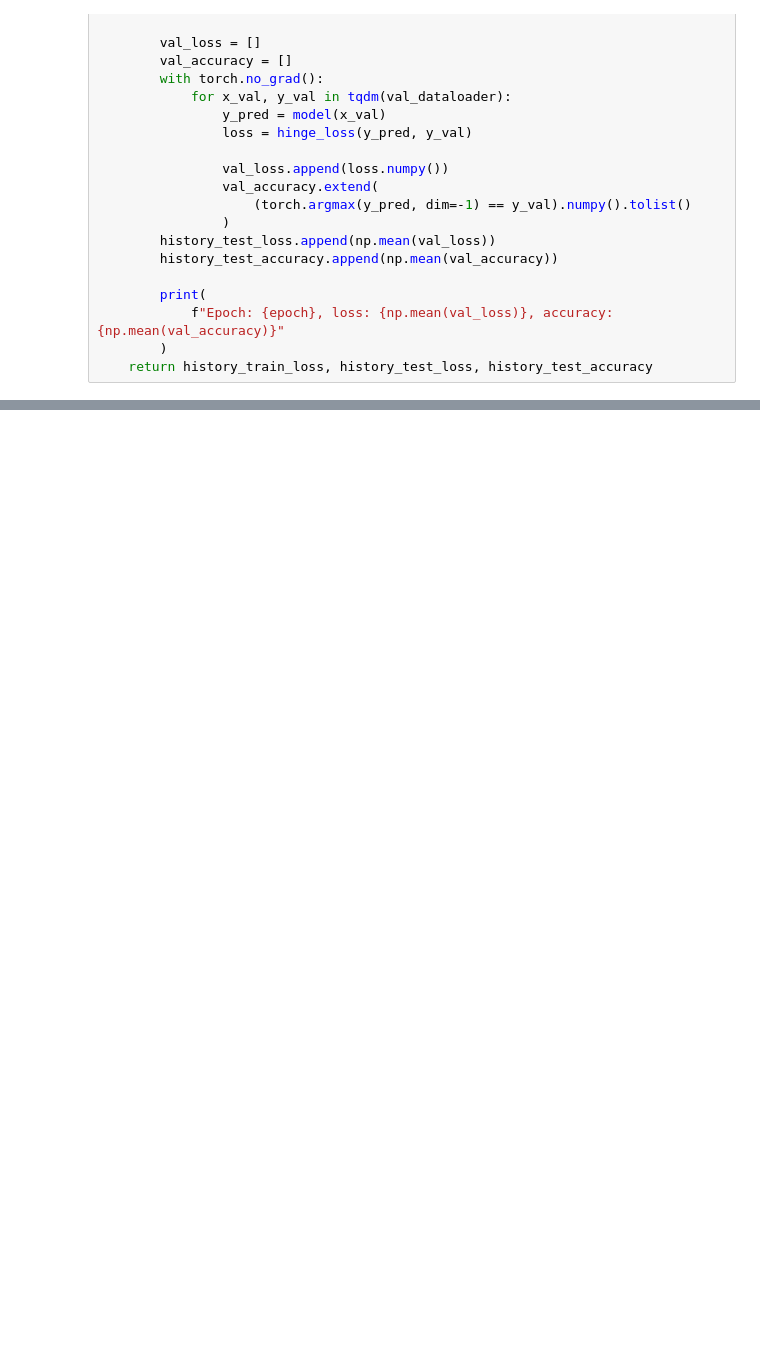
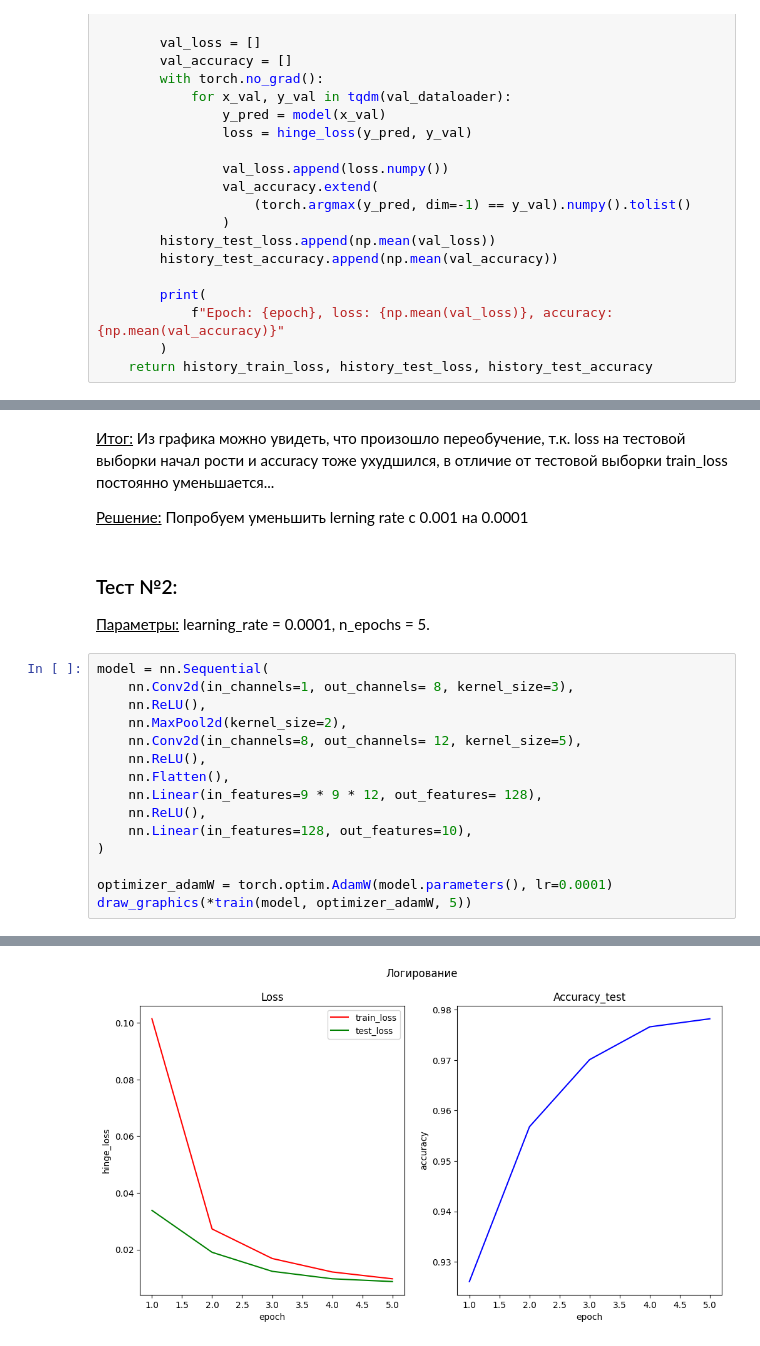
Before and after one commit to 6Ranil6/CNN_in_VK, a Jupyter notebook: NN_seminar_HW3_2025.ipynb, the cells around one changed output, grey strips where cells are left out. Drawn from its saved outputs; the diff is of its cells as text; blank space fills up the shorter version.

```diff
--- a/NN_seminar_HW3_2025.ipynb
+++ b/NN_seminar_HW3_2025.ipynb
@@ -510,0 +533,25 @@ Epoch: 9, loss: 0.0052451808005571365, accuracy: 0.9852
+# %% [markdown]
+<u>Итог:</u> Из графика можно увидеть, что произошло переобучение, т.к. loss на тестовой выборки начал рости и accuracy тоже ухудшился, в отличие от тестовой выборки train_loss постоянно уменьшается...
+
+<u>Решение:</u> Попробуем уменьшить lerning rate с 0.001 на 0.0001
+# %% [markdown]
+### Тест №2:
+
+
+<u>Параметры:</u> learning_rate = 0.0001, n_epochs = 5.
+# %%
+model = nn.Sequential(
+    nn.Conv2d(in_channels=1, out_channels= 8, kernel_size=3),
+    nn.ReLU(),
+    nn.MaxPool2d(kernel_size=2),
+    nn.Conv2d(in_channels=8, out_channels= 12, kernel_size=5),
+    nn.ReLU(),
+    nn.Flatten(),
+    nn.Linear(in_features=9 * 9 * 12, out_features= 128),
+    nn.ReLU(),
+    nn.Linear(in_features=128, out_features=10),
+)
+
+optimizer_adamW = torch.optim.AdamW(model.parameters(), lr=0.0001)
+draw_graphics(*train(model, optimizer_adamW, 5))
+# %% [output]
@@ -510,0 +563 @@ Epoch: 9, loss: 0.0052451808005571365, accuracy: 0.9852
+[figure, added]
```
Also changed, not shown: parts of 10 cells of this notebook, 4 other files.
